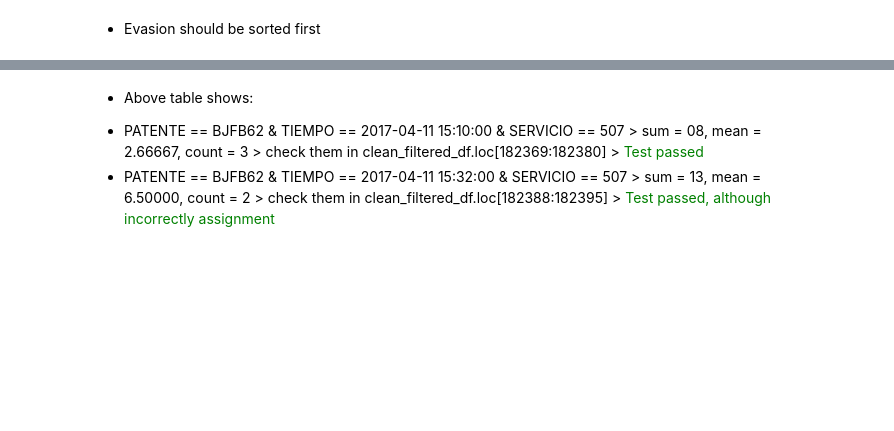
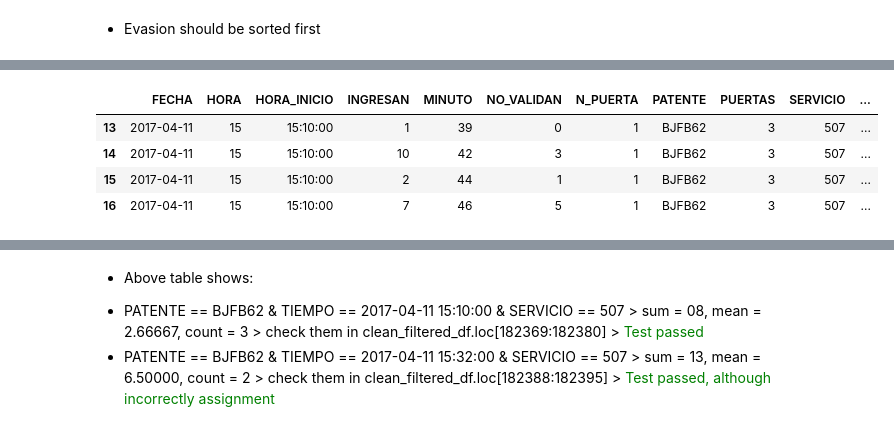
Before and after one commit to leocamus/TSAnalysis, a Jupyter notebook: TEST_MatchingUsers.ipynb, the cells around one changed output, grey strips where cells are left out. Cells and saved outputs as stored; diff of their text form; code cells hidden in the pictures; blank space fills up the shorter version.

```diff
--- a/TEST_MatchingUsers.ipynb
+++ b/TEST_MatchingUsers.ipynb
@@ -152,0 +376,8 @@ clean_filtered_df[(clean_filtered_df['sitio_subida']=='BJFB62')&(clean_filtered_
+# %%
+example.loc[13:16]
+# %% [output]
+|  | FECHA | HORA | HORA_INICIO | INGRESAN | MINUTO | NO_VALIDAN | N_PUERTA | PATENTE | PUERTAS | SERVICIO | ... |
+| 13 | 2017-04-11 | 15 | 15:10:00 | 1 | 39 | 0 | 1 | BJFB62 | 3 | 507 | ... |
+| 14 | 2017-04-11 | 15 | 15:10:00 | 10 | 42 | 3 | 1 | BJFB62 | 3 | 507 | ... |
+| 15 | 2017-04-11 | 15 | 15:10:00 | 2 | 44 | 1 | 1 | BJFB62 | 3 | 507 | ... |
+| 16 | 2017-04-11 | 15 | 15:10:00 | 7 | 46 | 5 | 1 | BJFB62 | 3 | 507 | ... |
```
Also changed, not shown: parts of 33 cells of this notebook, 1 other file.
